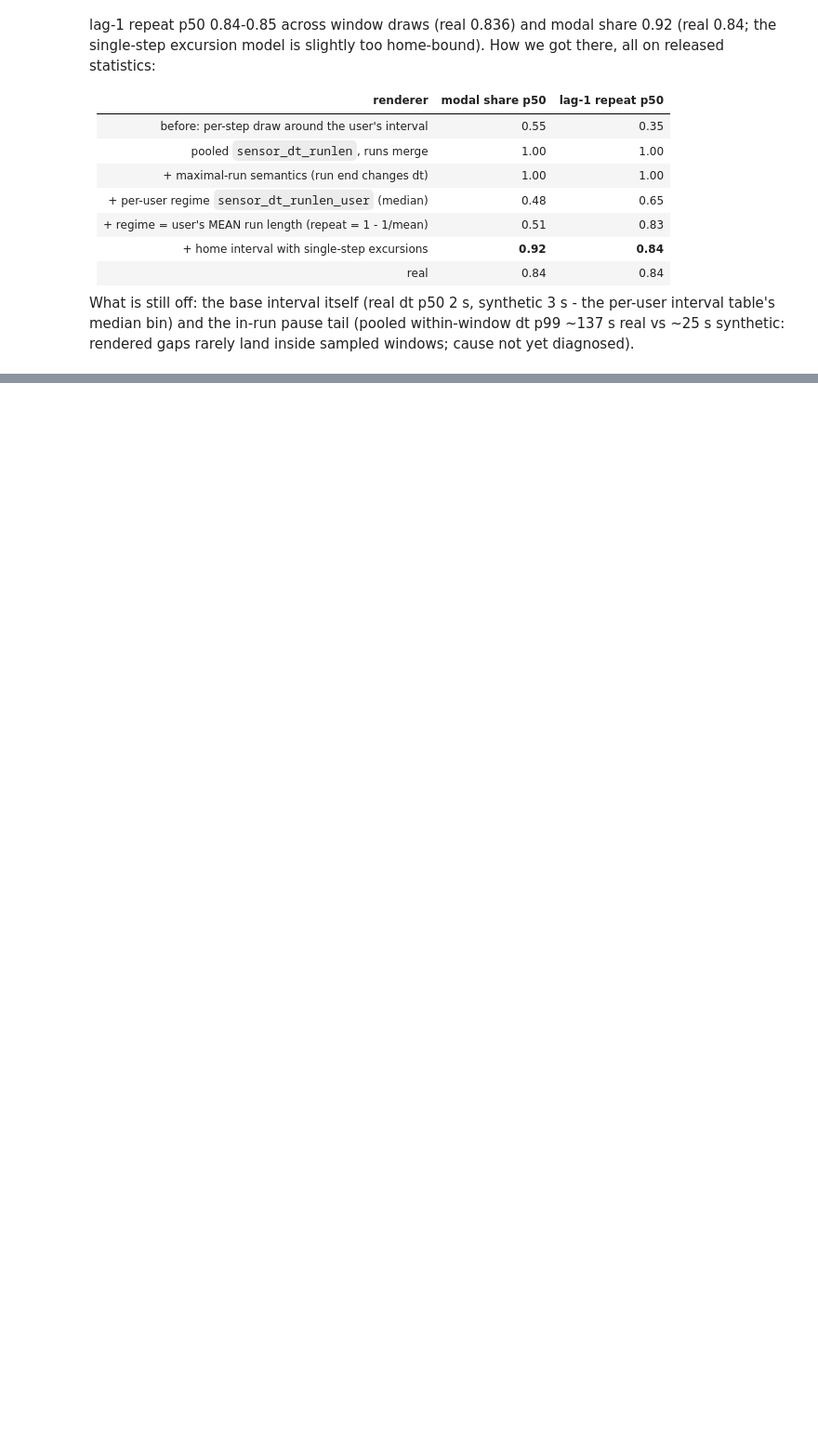
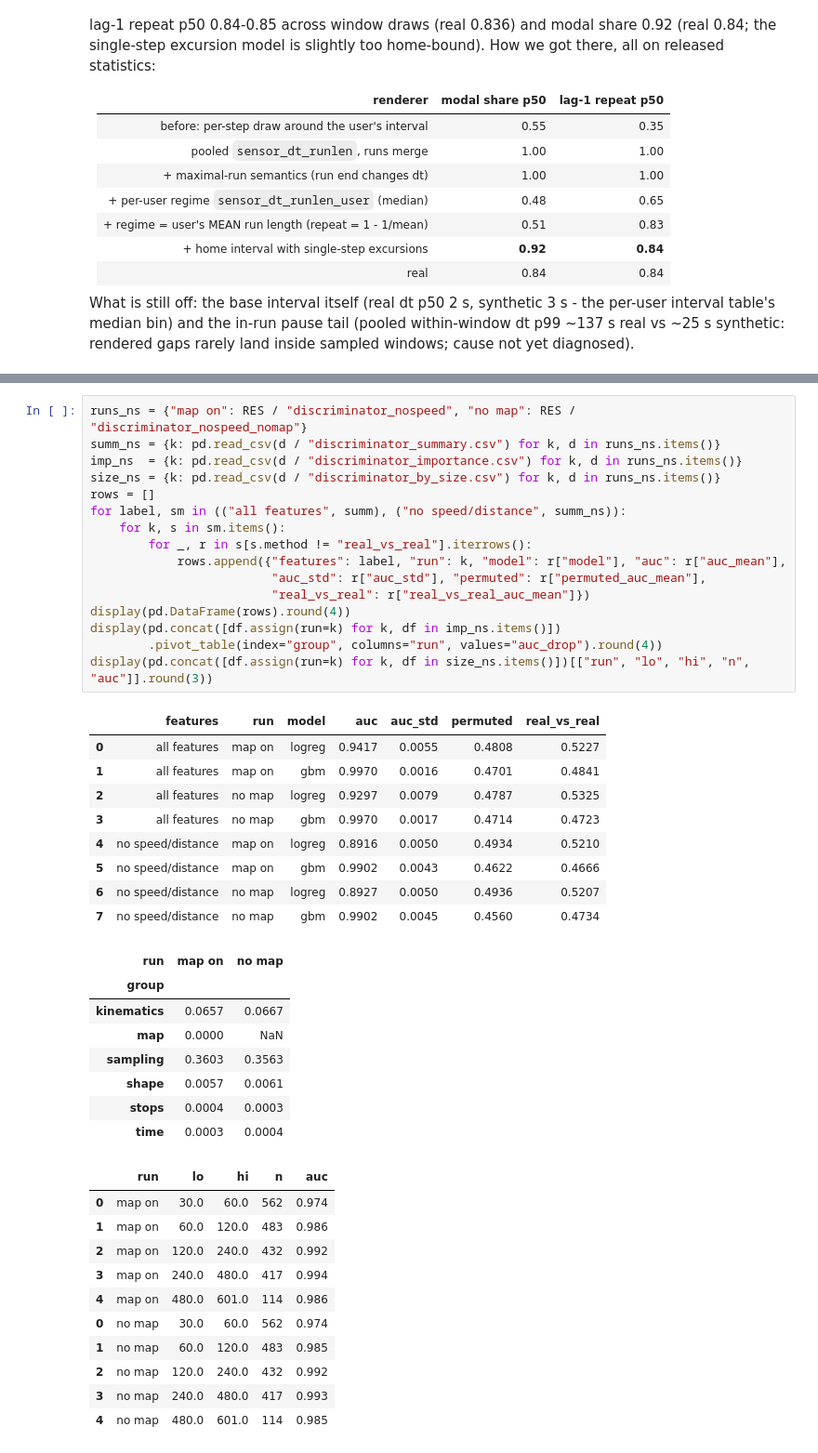
Before and after one commit to nadav-grossaug/twin, a Jupyter notebook: src/algorithms/algo_aim/geolife/eval/notebooks/viz_discriminator.ipynb, the cells around one changed output, grey strips where cells are left out. Shown at 93% size. Drawn from its saved outputs; the diff is of its cells as text; blank space fills up the shorter version.

```diff
--- a/src/algorithms/algo_aim/geolife/eval/notebooks/viz_discriminator.ipynb
+++ b/src/algorithms/algo_aim/geolife/eval/notebooks/viz_discriminator.ipynb
@@ -353,0 +366,45 @@ synthetic: rendered gaps rarely land inside sampled windows; cause not yet diagn
+# %%
+runs_ns = {"map on": RES / "discriminator_nospeed", "no map": RES / "discriminator_nospeed_nomap"}
+summ_ns = {k: pd.read_csv(d / "discriminator_summary.csv") for k, d in runs_ns.items()}
+imp_ns  = {k: pd.read_csv(d / "discriminator_importance.csv") for k, d in runs_ns.items()}
+size_ns = {k: pd.read_csv(d / "discriminator_by_size.csv") for k, d in runs_ns.items()}
+rows = []
+for label, sm in (("all features", summ), ("no speed/distance", summ_ns)):
+    for k, s in sm.items():
+        for _, r in s[s.method != "real_vs_real"].iterrows():
+            rows.append({"features": label, "run": k, "model": r["model"], "auc": r["auc_mean"],
+                         "auc_std": r["auc_std"], "permuted": r["permuted_auc_mean"],
+                         "real_vs_real": r["real_vs_real_auc_mean"]})
+display(pd.DataFrame(rows).round(4))
+display(pd.concat([df.assign(run=k) for k, df in imp_ns.items()])
+        .pivot_table(index="group", columns="run", values="auc_drop").round(4))
+display(pd.concat([df.assign(run=k) for k, df in size_ns.items()])[["run", "lo", "hi", "n", "auc"]].round(3))
+# %% [output]
+|  | features | run | model | auc | auc_std | permuted | real_vs_real |
+| 0 | all features | map on | logreg | 0.9417 | 0.0055 | 0.4808 | 0.5227 |
+| 1 | all features | map on | gbm | 0.9970 | 0.0016 | 0.4701 | 0.4841 |
+| 2 | all features | no map | logreg | 0.9297 | 0.0079 | 0.4787 | 0.5325 |
+| 3 | all features | no map | gbm | 0.9970 | 0.0017 | 0.4714 | 0.4723 |
+| 4 | no speed/distance | map on | logreg | 0.8916 | 0.0050 | 0.4934 | 0.5210 |
+| 5 | no speed/distance | map on | gbm | 0.9902 | 0.0043 | 0.4622 | 0.4666 |
+| 6 | no speed/distance | no map | logreg | 0.8927 | 0.0050 | 0.4936 | 0.5207 |
+| 7 | no speed/distance | no map | gbm | 0.9902 | 0.0045 | 0.4560 | 0.4734 |
+| run | map on | no map |
+| group |  |  |
+| kinematics | 0.0657 | 0.0667 |
+| map | 0.0000 | NaN |
+| sampling | 0.3603 | 0.3563 |
+| shape | 0.0057 | 0.0061 |
+| stops | 0.0004 | 0.0003 |
+| time | 0.0003 | 0.0004 |
+|  | run | lo | hi | n | auc |
+| 0 | map on | 30.0 | 60.0 | 562 | 0.974 |
+| 1 | map on | 60.0 | 120.0 | 483 | 0.986 |
+| 2 | map on | 120.0 | 240.0 | 432 | 0.992 |
+| 3 | map on | 240.0 | 480.0 | 417 | 0.994 |
+| 4 | map on | 480.0 | 601.0 | 114 | 0.986 |
+| 0 | no map | 30.0 | 60.0 | 562 | 0.974 |
+| 1 | no map | 60.0 | 120.0 | 483 | 0.985 |
+| 2 | no map | 120.0 | 240.0 | 432 | 0.992 |
+| 3 | no map | 240.0 | 480.0 | 417 | 0.993 |
+| 4 | no map | 480.0 | 601.0 | 114 | 0.985 |
```
Also changed, not shown: parts of 5 cells of this notebook, 23 other files.
